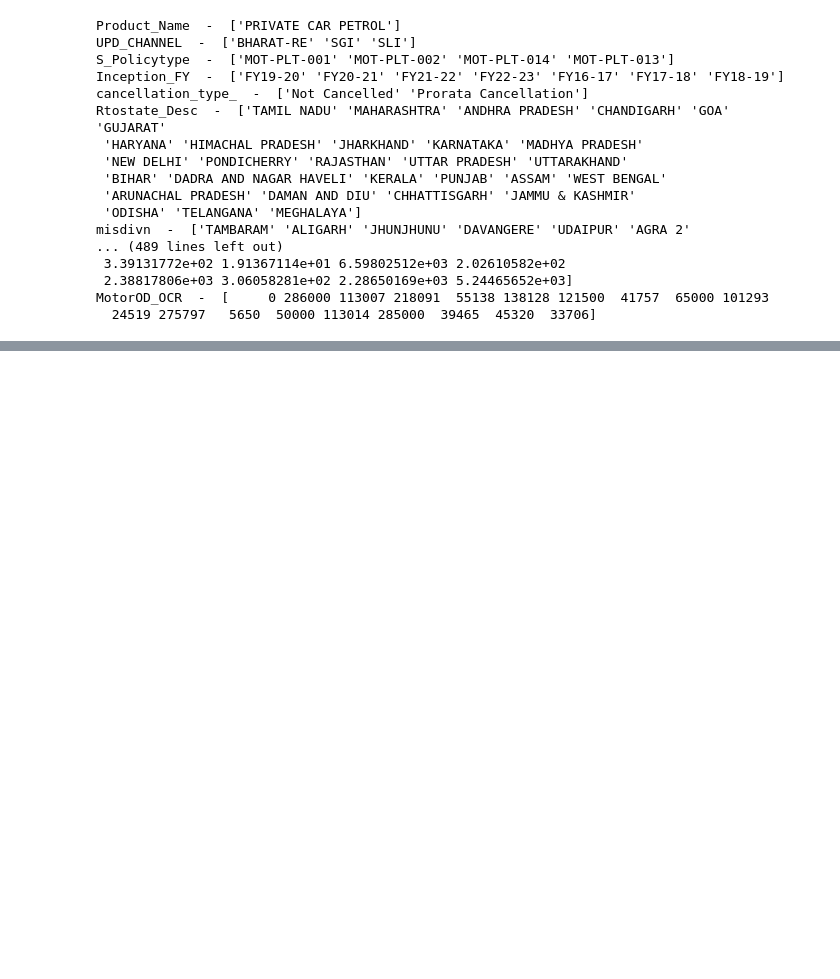
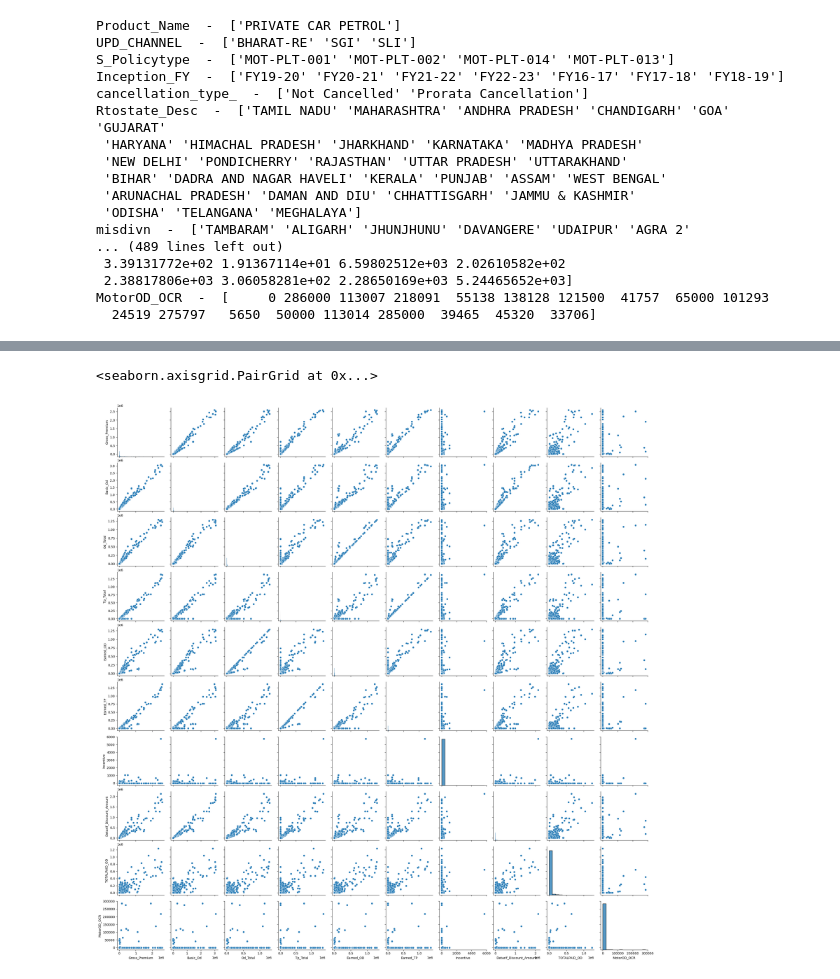
Before and after one commit to akashrai2003/Enigma4.0, a Jupyter notebook: Enigma 4.0.ipynb, the cells around one changed output, grey strips where cells are left out. Cells and saved outputs as stored; diff of their text form; code cells hidden in the pictures; blank space fills up the shorter version.

```diff
--- a/Enigma 4.0.ipynb
+++ b/Enigma 4.0.ipynb
@@ -92,0 +121,5 @@ MotorOD_OCR  -  [     0 286000 113007 218091  55138 138128 121500  41757  65000
+# %%
+sns.pairplot(df1)
+# %% [output]
+<seaborn.axisgrid.PairGrid at 0x...>
+[figure, added]
```
Also changed, not shown: parts of 8 cells of this notebook.
